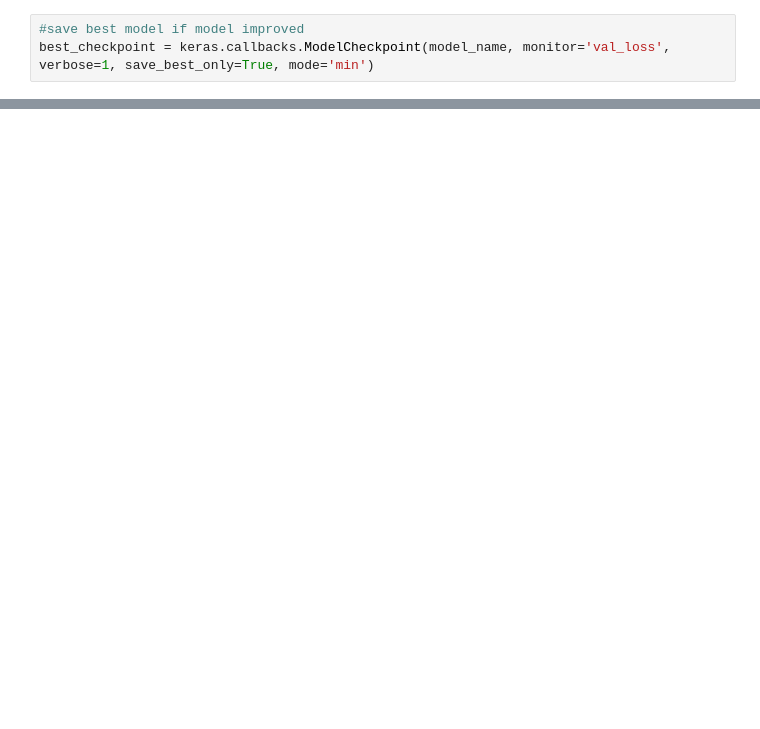
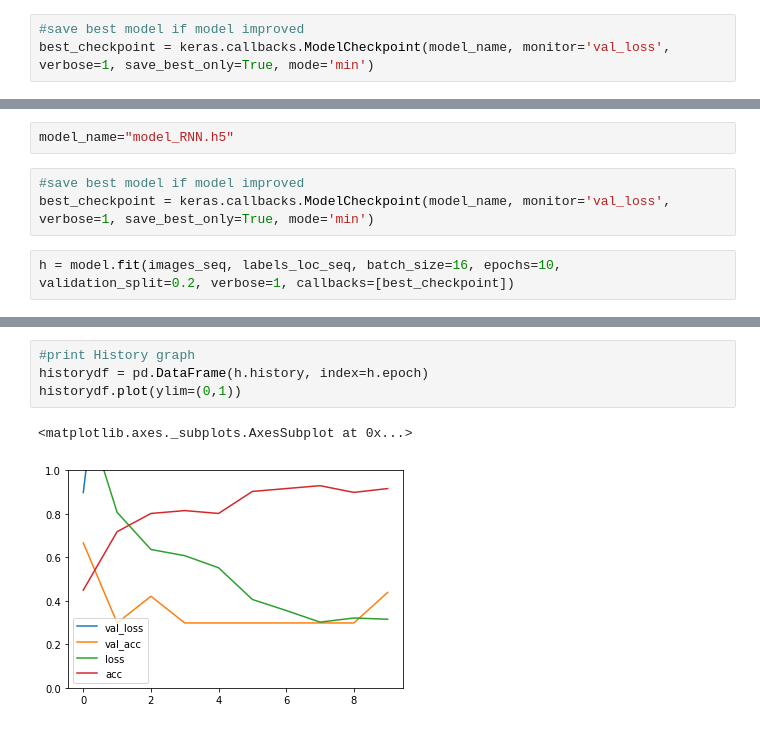
Before and after one commit to EParisot/Horse_Tracker, a Jupyter notebook: ML/Training.ipynb, the cells around one changed output, grey strips where cells are left out. Saved outputs shown, nothing was run; the diff lists cells and outputs as text; blank space fills up the shorter version.

```diff
--- a/ML/Training.ipynb
+++ b/ML/Training.ipynb
@@ -153,0 +296,7 @@ historydf.plot(ylim=(0,1))
+# %%
+model_name="model_RNN.h5"
+# %%
+#save best model if model improved
+best_checkpoint = keras.callbacks.ModelCheckpoint(model_name, monitor='val_loss', verbose=1, save_best_only=True, mode='min')
+# %%
+h = model.fit(images_seq, labels_loc_seq, batch_size=16, epochs=10, validation_split=0.2, verbose=1, callbacks=[best_checkpoint])
@@ -153,0 +321,7 @@ historydf.plot(ylim=(0,1))
+# %%
+#print History graph
+historydf = pd.DataFrame(h.history, index=h.epoch)
+historydf.plot(ylim=(0,1))
+# %% [output]
+<matplotlib.axes._subplots.AxesSubplot at 0x...>
+[figure, added]
```
Also changed, not shown: parts of 20 cells of this notebook, 3 other files.
